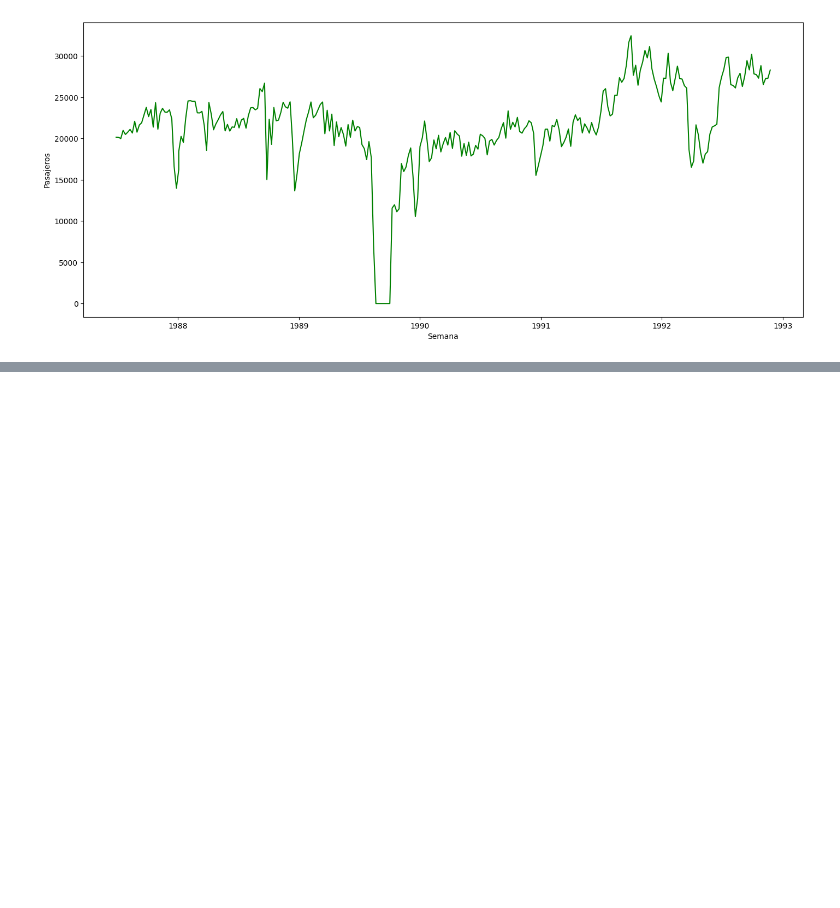
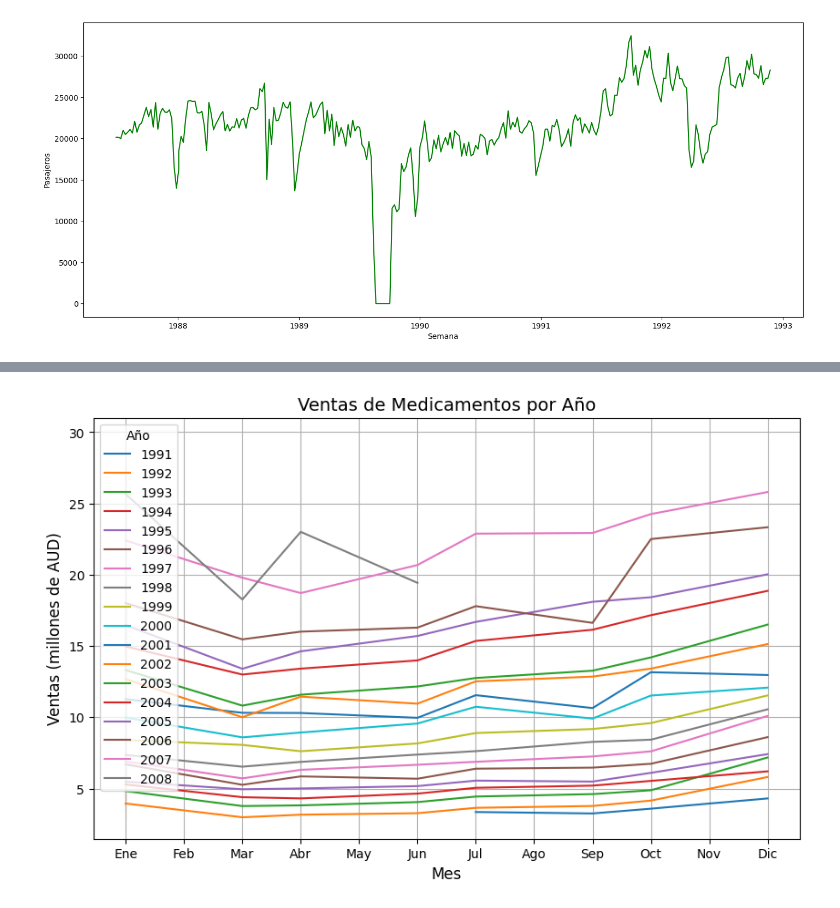
Before and after one commit to DavidGuzzi/TSA, a Jupyter notebook: Forecasting Principles and Practice 3rd/2/2.ipynb, the cells around one changed output, grey strips where cells are left out. Cells and saved outputs as stored; diff of their text form; code cells hidden in the pictures; blank space fills up the shorter version.

```diff
--- a/Forecasting Principles and Practice 3rd/2/2.ipynb
+++ b/Forecasting Principles and Practice 3rd/2/2.ipynb
@@ -33,3 +33,8 @@ ax.set_ylabel('Pasajeros')
 plt.show()
 # %% [output]
 [figure]
+# %%
+path2 = r"C:\Users\HP\OneDrive\Escritorio\David Guzzi\Github\TSA\Forecasting Principles and Practice 3rd\2\a10.csv"
+
+df_a10 = pd.read_csv(path2)
+df_a10.head()
@@ -35,0 +48,25 @@ plt.show()
+# %%
+import seaborn as sns
+# Convertir el formato de la columna 'Date' (año fraccionado) a año y mes
+df_a10['Year'] = df_a10['Date'].astype(int)
+df_a10['Month'] = ((df_a10['Date'] % 1) * 12 + 1).astype(int)  # Convertir la parte decimal a mes
+df_a10['Date'] = pd.to_datetime(df_a10[['Year', 'Month']].assign(DAY=1))  # Crear fecha con día 1 del mes
+
+# Crear gráfico
+plt.figure(figsize=(10,6))
+
+# Graficar una línea por año con diferentes colores
+sns.lineplot(x='Month', y='Sales', hue='Year', data=df_a10, palette='tab10')
+
+# Ajustar etiquetas y títulos
+plt.title('Ventas de Medicamentos por Año', fontsize=14)
+plt.xlabel('Mes', fontsize=12)
+plt.ylabel('Ventas (millones de AUD)', fontsize=12)
+plt.xticks(ticks=range(1, 13), labels=['Ene', 'Feb', 'Mar', 'Abr', 'May', 'Jun', 'Jul', 'Ago', 'Sep', 'Oct', 'Nov', 'Dic'])
+
+# Mostrar la leyenda y el gráfico
+plt.legend(title='Año')
+plt.grid(True)
+plt.show()
+# %% [output]
+[figure, added]
```
Also changed, not shown: parts of 13 cells of this notebook, 3 other files.
